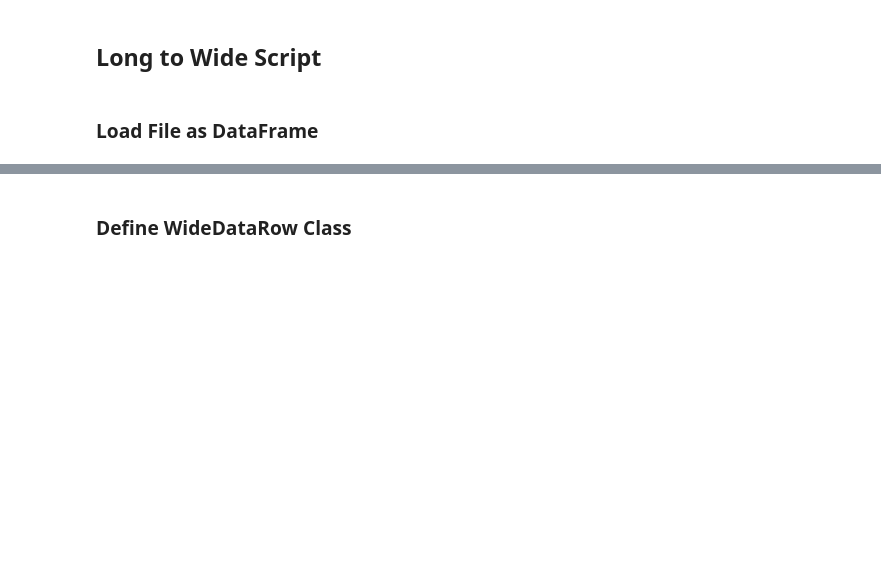
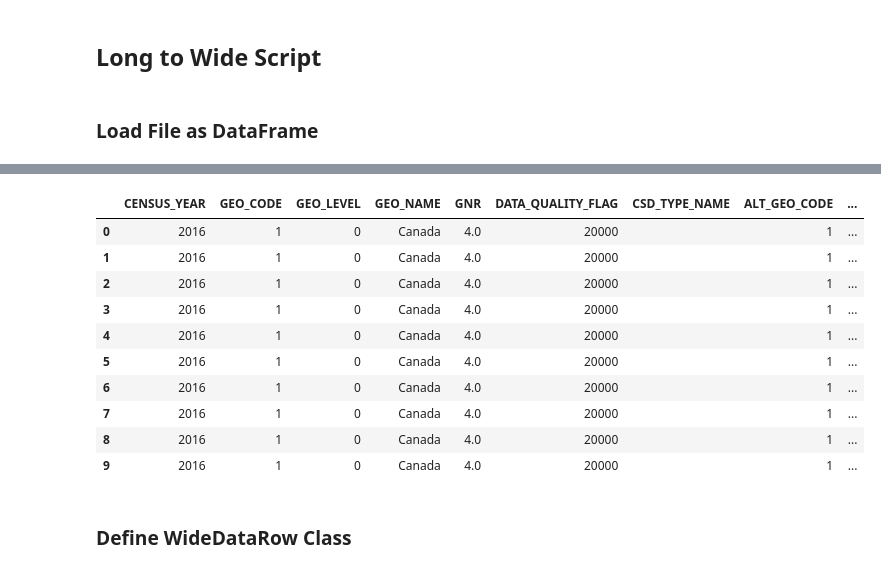
Before and after one commit to cwils021/Census-Data-Wrangling, a Jupyter notebook: 2016Census_data_wrangling.ipynb, the cells around one changed output, grey strips where cells are left out. Saved outputs shown, nothing was run; the diff lists cells and outputs as text; code cells hidden in the pictures; blank space fills up the shorter version.

```diff
--- a/2016Census_data_wrangling.ipynb
+++ b/2016Census_data_wrangling.ipynb
@@ -41,7 +44,19 @@ filename = str(list(raw_data.keys())[0])
 # %%
-raw_df = pd.read_csv(filename, dtype=str)
+raw_df = pd.read_csv(filename)
 # sanity check
 raw_df.head(10)
+# %% [output]
+|  | CENSUS_YEAR | GEO_CODE | GEO_LEVEL | GEO_NAME | GNR | DATA_QUALITY_FLAG | CSD_TYPE_NAME | ALT_GEO_CODE | ... |
+| 0 | 2016 | 1 | 0 | Canada | 4.0 | 20000 |  | 1 | ... |
+| 1 | 2016 | 1 | 0 | Canada | 4.0 | 20000 |  | 1 | ... |
+| 2 | 2016 | 1 | 0 | Canada | 4.0 | 20000 |  | 1 | ... |
+| 3 | 2016 | 1 | 0 | Canada | 4.0 | 20000 |  | 1 | ... |
+| 4 | 2016 | 1 | 0 | Canada | 4.0 | 20000 |  | 1 | ... |
+| 5 | 2016 | 1 | 0 | Canada | 4.0 | 20000 |  | 1 | ... |
+| 6 | 2016 | 1 | 0 | Canada | 4.0 | 20000 |  | 1 | ... |
+| 7 | 2016 | 1 | 0 | Canada | 4.0 | 20000 |  | 1 | ... |
+| 8 | 2016 | 1 | 0 | Canada | 4.0 | 20000 |  | 1 | ... |
+| 9 | 2016 | 1 | 0 | Canada | 4.0 | 20000 |  | 1 | ... |
 # %% [markdown]
 ### Define WideDataRow Class
 # %%
```
Also changed, not shown: parts of 2 cells of this notebook.
